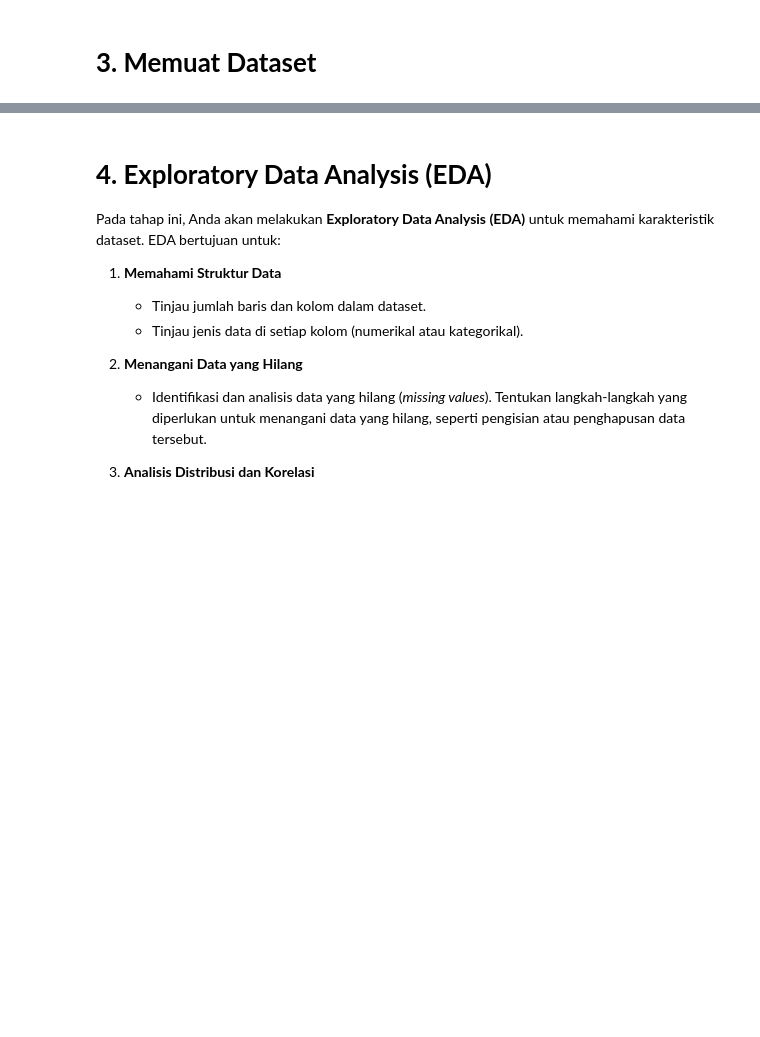
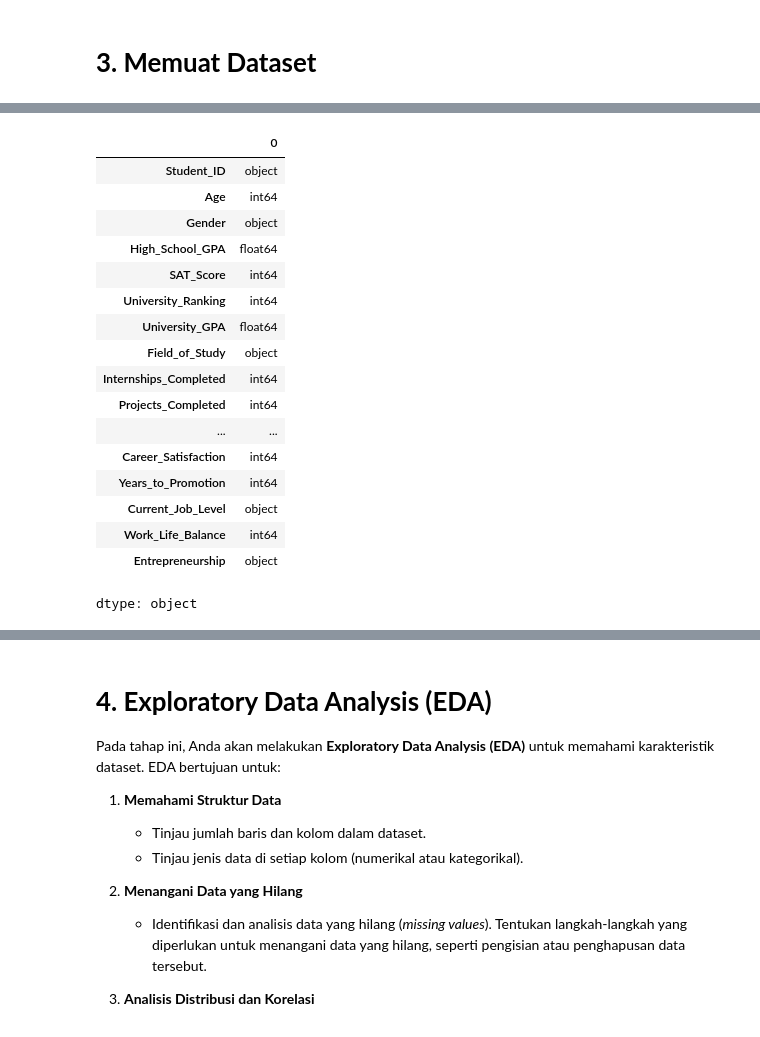
Before and after one commit to Nurwidi130603/Learn-ML-Education-Career-Succsees, a Jupyter notebook: [Clustering]_Submission_Akhir_BMLP_Nurwidi Bagus Amiryunanto_(Updated).ipynb, the cells around one changed output, grey strips where cells are left out. Drawn from its saved outputs; the diff is of its cells as text; code cells hidden in the pictures; blank space fills up the shorter version.

```diff
--- a/[Clustering]_Submission_Akhir_BMLP_Nurwidi Bagus Amiryunanto_(Updated).ipynb
+++ b/[Clustering]_Submission_Akhir_BMLP_Nurwidi Bagus Amiryunanto_(Updated).ipynb
@@ -35,0 +52,23 @@ Jika dataset berada di Google Drive, pastikan Anda menghubungkan Google Drive ke
+# %%
+# Check data types of the features
+# Menggunakan atribut 'dtypes' dari DataFrame 'heart_df' untuk menampilkan tipe data dari setiap fitur dalam dataset.
+edu_df.dtypes
+# %% [output]
+|  | 0 |
+| Student_ID | object |
+| Age | int64 |
+| Gender | object |
+| High_School_GPA | float64 |
+| SAT_Score | int64 |
+| University_Ranking | int64 |
+| University_GPA | float64 |
+| Field_of_Study | object |
+| Internships_Completed | int64 |
+| Projects_Completed | int64 |
+| ... | ... |
+| Career_Satisfaction | int64 |
+| Years_to_Promotion | int64 |
+| Current_Job_Level | object |
+| Work_Life_Balance | int64 |
+| Entrepreneurship | object |
+dtype: object
```
Also changed, not shown: parts of 13 cells of this notebook.
